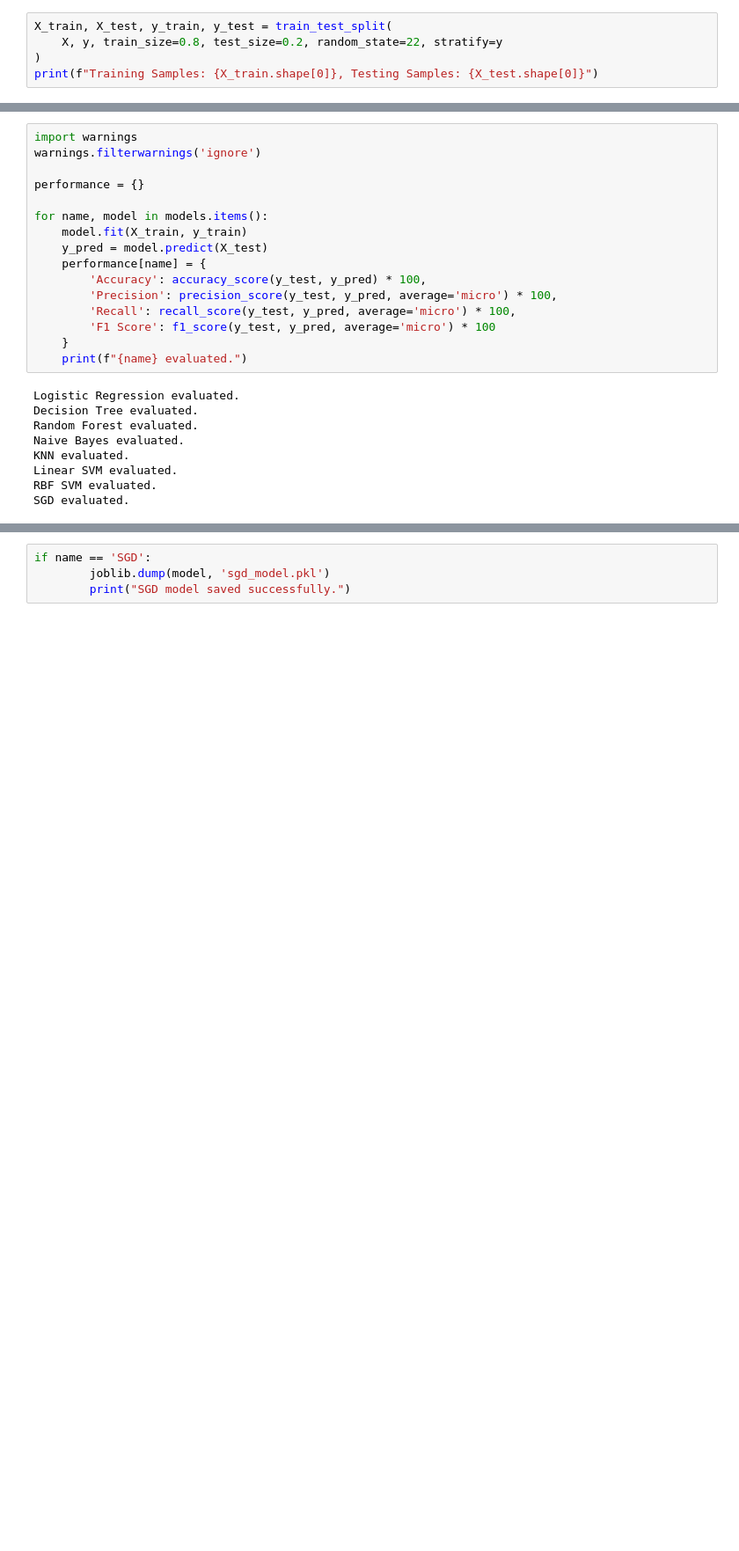
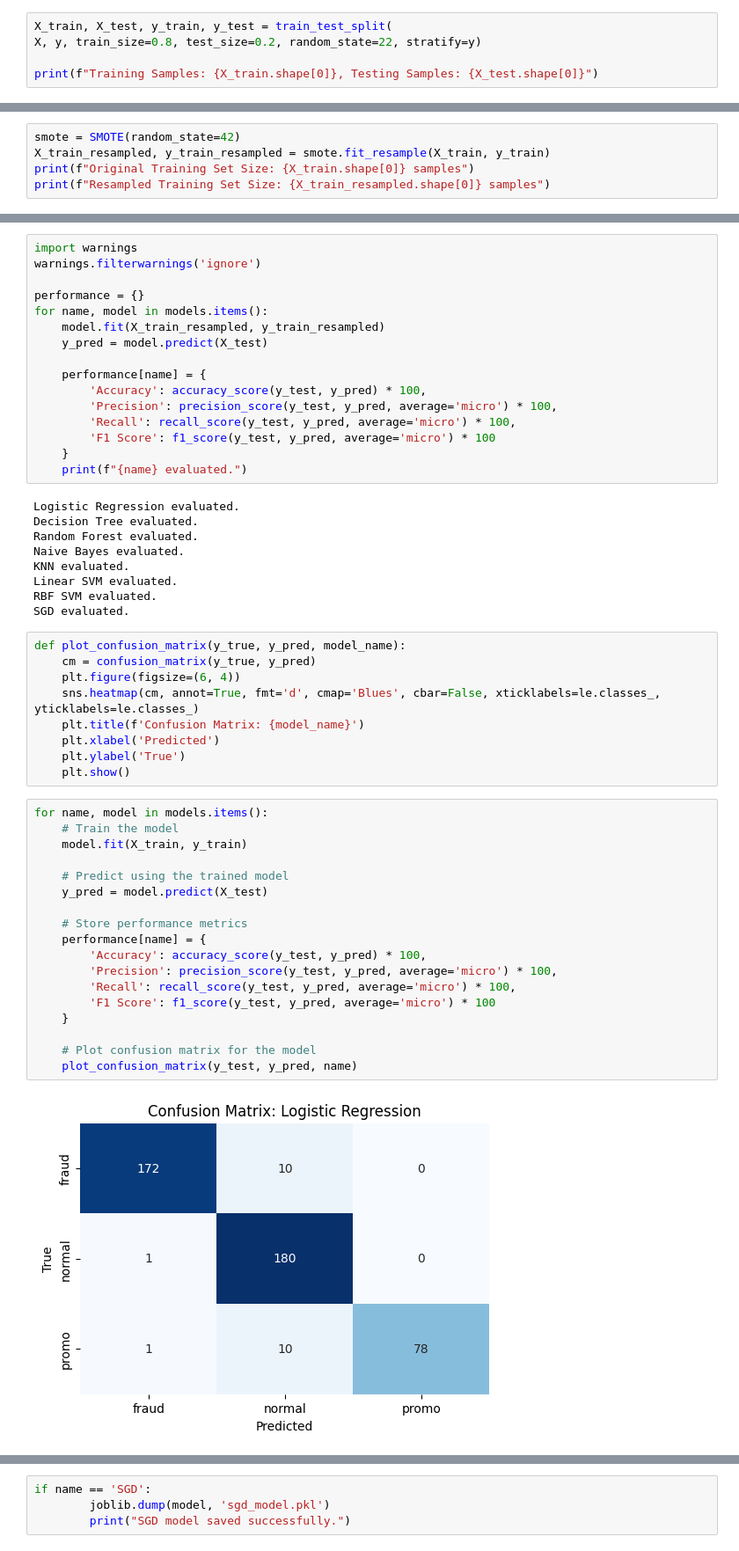
Before and after one commit to S4DIB/bengali-sms-fraud-detection-using-supervised-learning, a Jupyter notebook: Bengali Sms Fraud Detection.ipynb, the cells around one changed output, grey strips where cells are left out. Shown: that part at 88% size. Saved outputs shown, nothing was run; the diff lists cells and outputs as text; blank space fills up the shorter version.

```diff
--- a/Bengali Sms Fraud Detection.ipynb
+++ b/Bengali Sms Fraud Detection.ipynb
@@ -284,8 +404,13 @@ X = tfidf.fit_transform(dataset['Cleaned'])
 y = dataset['Encoded_Label'].values
 # %%
 X_train, X_test, y_train, y_test = train_test_split(
-    X, y, train_size=0.8, test_size=0.2, random_state=22, stratify=y
-)
+X, y, train_size=0.8, test_size=0.2, random_state=22, stratify=y)
+
 print(f"Training Samples: {X_train.shape[0]}, Testing Samples: {X_test.shape[0]}")
 # %% [output]
 Training Samples: 1807, Testing Samples: 452
+# %%
+smote = SMOTE(random_state=42)
+X_train_resampled, y_train_resampled = smote.fit_resample(X_train, y_train)
+print(f"Original Training Set Size: {X_train.shape[0]} samples")
+print(f"Resampled Training Set Size: {X_train_resampled.shape[0]} samples")
@@ -305,10 +434,10 @@ import warnings
 warnings.filterwarnings('ignore')
 
 performance = {}
+for name, model in models.items():
+    model.fit(X_train_resampled, y_train_resampled)
+    y_pred = model.predict(X_test)
 
-for name, model in models.items():
-    model.fit(X_train, y_train)
-    y_pred = model.predict(X_test)
     performance[name] = {
         'Accuracy': accuracy_score(y_test, y_pred) * 100,
         'Precision': precision_score(y_test, y_pred, average='micro') * 100,
@@ -325,3 +454,32 @@ KNN evaluated.
 Linear SVM evaluated.
 RBF SVM evaluated.
 SGD evaluated.
+# %%
+def plot_confusion_matrix(y_true, y_pred, model_name):
+    cm = confusion_matrix(y_true, y_pred)
+    plt.figure(figsize=(6, 4))
+    sns.heatmap(cm, annot=True, fmt='d', cmap='Blues', cbar=False, xticklabels=le.classes_, yticklabels=le.classes_)
+    plt.title(f'Confusion Matrix: {model_name}')
+    plt.xlabel('Predicted')
+    plt.ylabel('True')
+    plt.show()
+# %%
+for name, model in models.items():
+    # Train the model
+    model.fit(X_train, y_train)
+
+    # Predict using the trained model
+    y_pred = model.predict(X_test)
+
+    # Store performance metrics
+    performance[name] = {
+        'Accuracy': accuracy_score(y_test, y_pred) * 100,
+        'Precision': precision_score(y_test, y_pred, average='micro') * 100,
+        'Recall': recall_score(y_test, y_pred, average='micro') * 100,
+        'F1 Score': f1_score(y_test, y_pred, average='micro') * 100
+    }
+
+    # Plot confusion matrix for the model
+    plot_confusion_matrix(y_test, y_pred, name)
+# %% [output]
+[figure, added]
```
Also changed, not shown: parts of 20 cells of this notebook.
